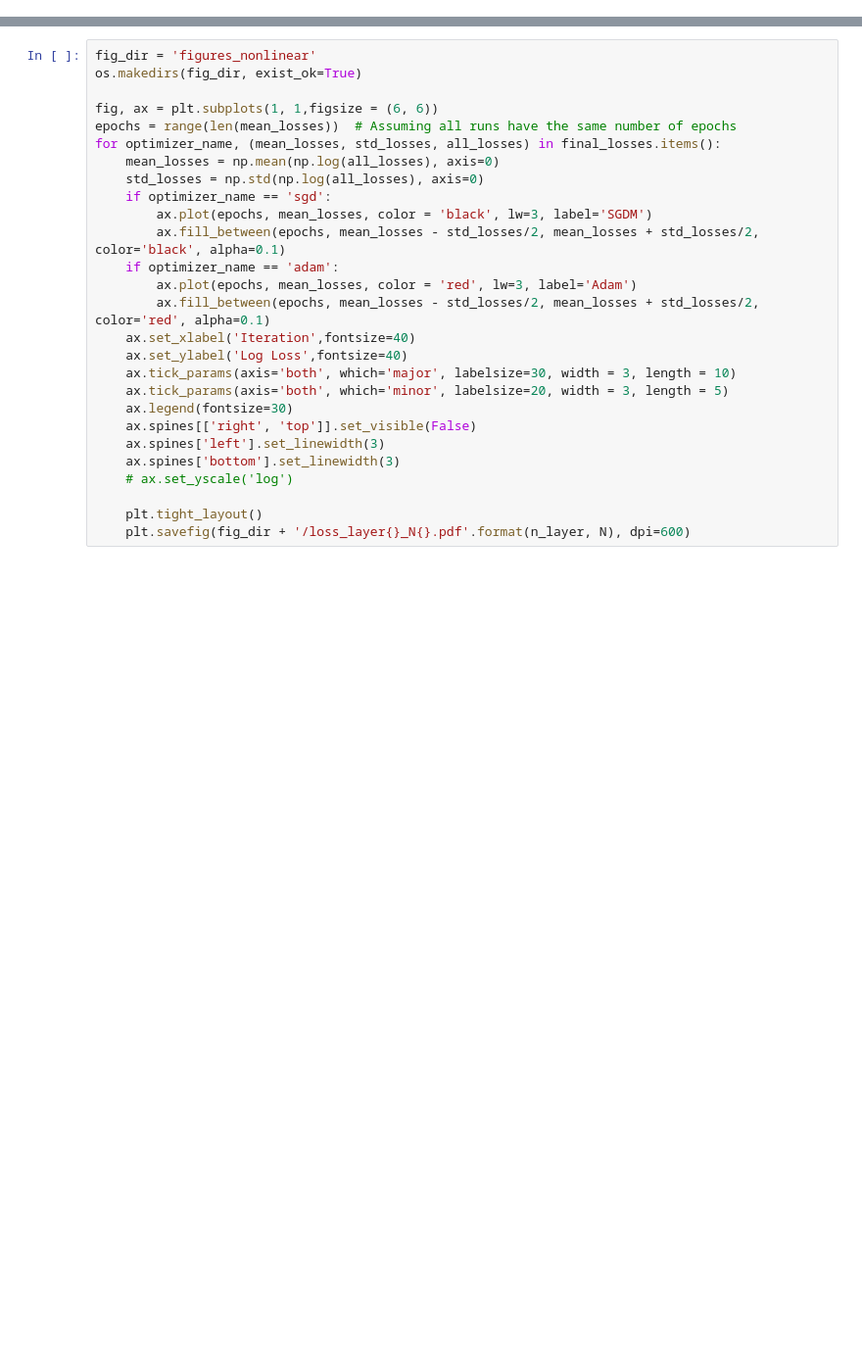
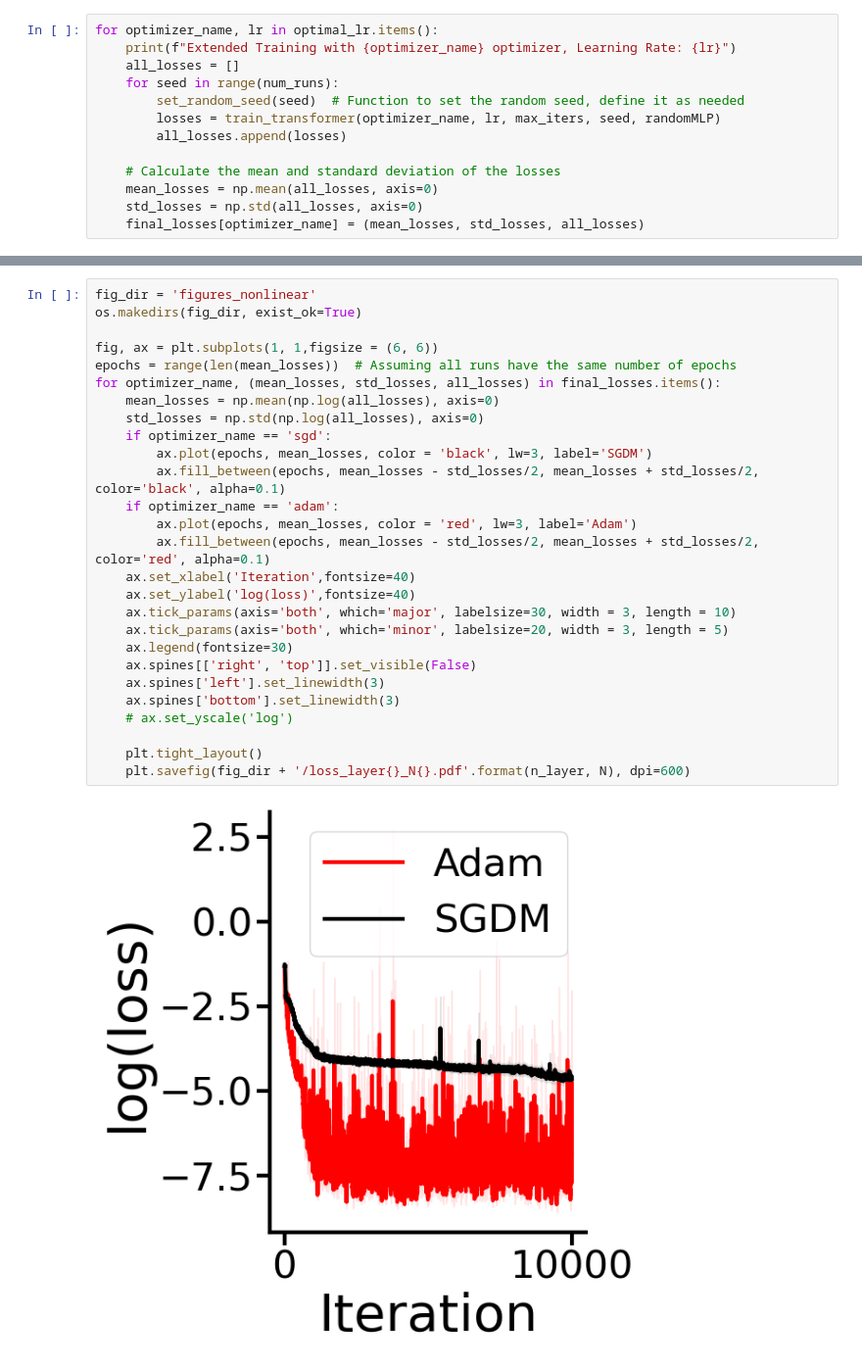
Before and after one commit to chengxiang/LinearTransformer, a Jupyter notebook: nonlinear_regression.ipynb, the cells around one changed output, grey strips where cells are left out. Shown at 98% size. Cells and saved outputs as stored; diff of their text form; blank space fills up the shorter version.

```diff
--- a/nonlinear_regression.ipynb
+++ b/nonlinear_regression.ipynb
@@ -198,0 +195,13 @@ for optimizer_name, lr in optimal_lr.items():
+# %%
+for optimizer_name, lr in optimal_lr.items():
+    print(f"Extended Training with {optimizer_name} optimizer, Learning Rate: {lr}")
+    all_losses = []
+    for seed in range(num_runs):
+        set_random_seed(seed)  # Function to set the random seed, define it as needed
+        losses = train_transformer(optimizer_name, lr, max_iters, seed, randomMLP)
+        all_losses.append(losses)
+
+    # Calculate the mean and standard deviation of the losses
+    mean_losses = np.mean(all_losses, axis=0)
+    std_losses = np.std(all_losses, axis=0)
+    final_losses[optimizer_name] = (mean_losses, std_losses, all_losses)
@@ -199,30 +226,32 @@ for optimizer_name, lr in optimal_lr.items():
 # %%
 fig_dir = 'figures_nonlinear'
 os.makedirs(fig_dir, exist_ok=True)
 
 fig, ax = plt.subplots(1, 1,figsize = (6, 6))
 epochs = range(len(mean_losses))  # Assuming all runs have the same number of epochs
 for optimizer_name, (mean_losses, std_losses, all_losses) in final_losses.items():
     mean_losses = np.mean(np.log(all_losses), axis=0)
     std_losses = np.std(np.log(all_losses), axis=0)
     if optimizer_name == 'sgd':
         ax.plot(epochs, mean_losses, color = 'black', lw=3, label='SGDM')
         ax.fill_between(epochs, mean_losses - std_losses/2, mean_losses + std_losses/2, color='black', alpha=0.1)
     if optimizer_name == 'adam':
         ax.plot(epochs, mean_losses, color = 'red', lw=3, label='Adam')
         ax.fill_between(epochs, mean_losses - std_losses/2, mean_losses + std_losses/2, color='red', alpha=0.1)
     ax.set_xlabel('Iteration',fontsize=40)
-    ax.set_ylabel('Log Loss',fontsize=40)
+    ax.set_ylabel('log(loss)',fontsize=40)
     ax.tick_params(axis='both', which='major', labelsize=30, width = 3, length = 10)
     ax.tick_params(axis='both', which='minor', labelsize=20, width = 3, length = 5)
     ax.legend(fontsize=30)
     ax.spines[['right', 'top']].set_visible(False)
     ax.spines['left'].set_linewidth(3)
     ax.spines['bottom'].set_linewidth(3)
     # ax.set_yscale('log')
 
     plt.tight_layout()
     plt.savefig(fig_dir + '/loss_layer{}_N{}.pdf'.format(n_layer, N), dpi=600)
+# %% [output]
+[figure, added]
 # %%
 log_dir = 'log_nonlinear'
 seed = 7
```
Also changed, not shown: parts of 9 cells of this notebook.
